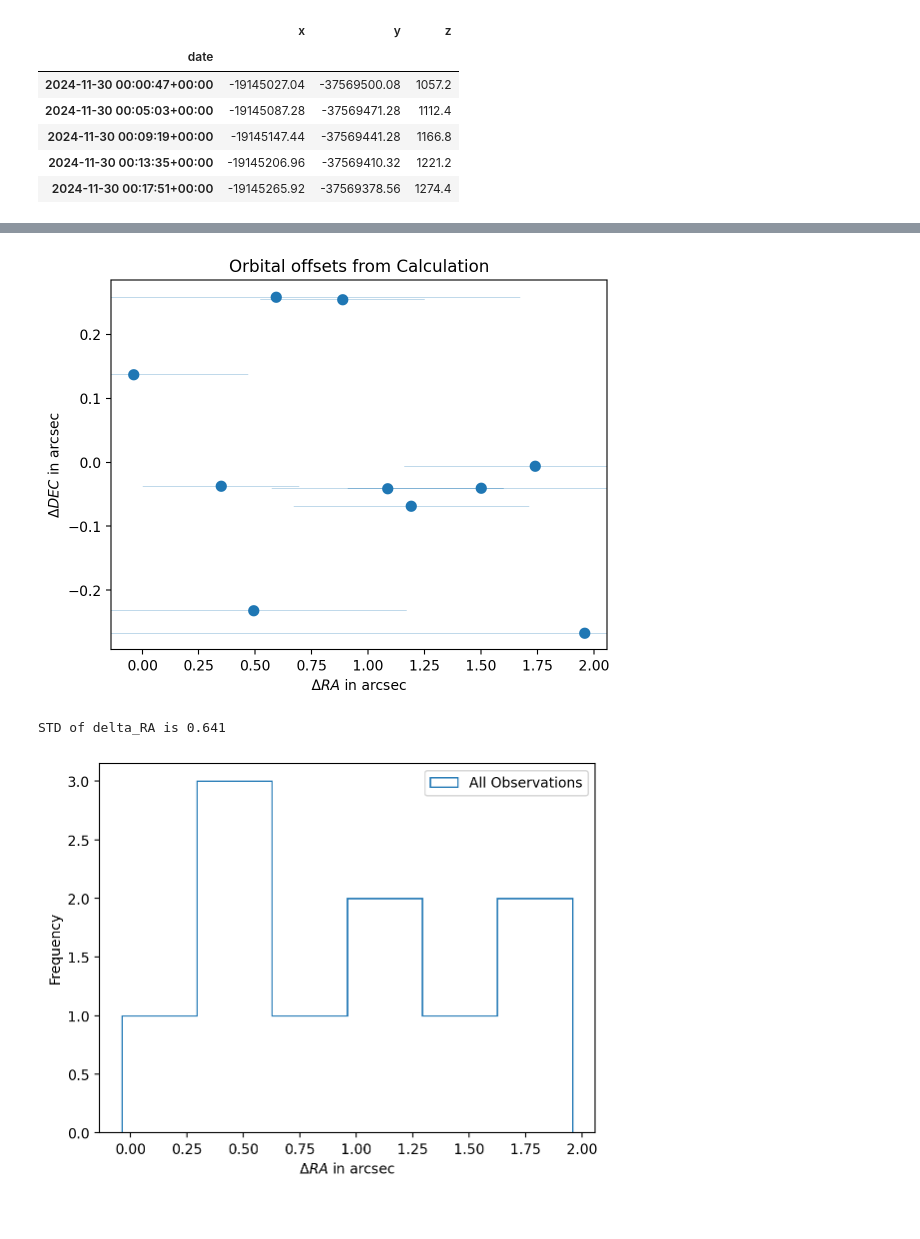
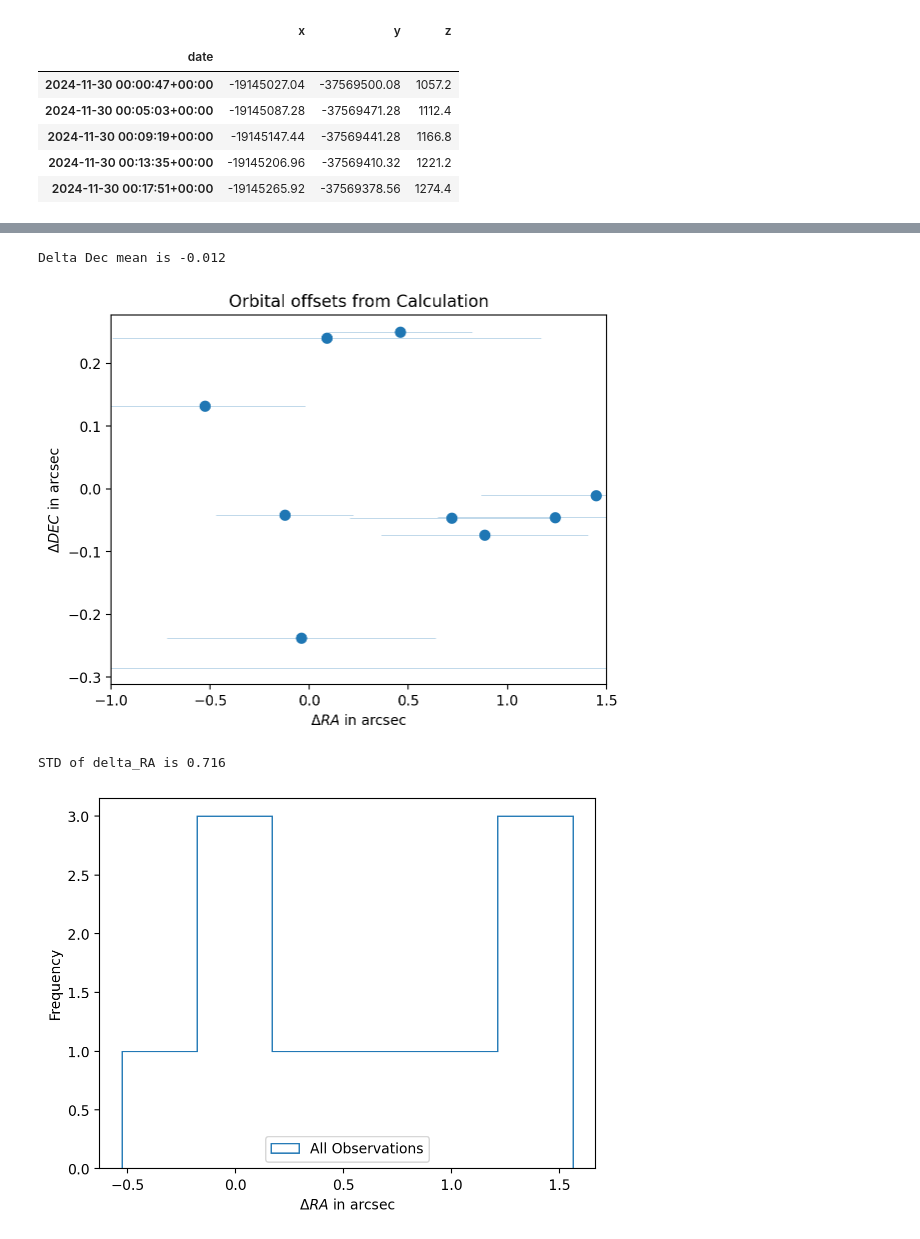
Before and after one commit to cwwalter/geosynchronous-satellites, a Jupyter notebook: ComCam-Timing Fit.ipynb, the cells around one changed output, grey strips where cells are left out. Drawn from its saved outputs; the diff is of its cells as text; code cells hidden in the pictures.

Commit message:
Include shutter offset in time fit.

```diff
--- a/ComCam-Timing Fit.ipynb
+++ b/ComCam-Timing Fit.ipynb
@@ -59,7 +59,7 @@ def get_interpolated_waas(df, tai_time, resample_period='30.0s'):
 
     return df_timewindow, combined
 
-def calculate_waas_position(interpolated, tai_time, time_offset=0):
+def calculate_waas_position(interpolated, tai_time, shutter_offset = 0.0 * u.second, time_offset=0):
 
     # Add a delta time to the header time if necessary.
     tai_time = tai_time + timedelta(seconds=time_offset)
@@ -72,16 +72,24 @@ def calculate_waas_position(interpolated, tai_time, time_offset=0):
     found_y =  interpolated.iloc[found_index].y * u.m
     found_z =  interpolated.iloc[found_index].z * u.m
 
-    calc_time = tai_time.utc   # Note the .utc not really necessary.
-    ground = EarthLocation.of_site('Rubin Observatory')
-    satelite = EarthLocation.from_geocentric(found_x, found_y, found_z)
+    calc_time = tai_time.utc + shutter_offset  # Note the .utc not really necessary.
+    #ground = EarthLocation.of_site('Rubin:Simonyi', refresh_cache=True)
+    ground = EarthLocation.of_site('Rubin Observatory', refresh_cache=True)
+    satellite = EarthLocation.from_geocentric(found_x, found_y, found_z)
 
-    found_altaz = satelite.get_itrs(obstime=calc_time, location=ground).transform_to(AltAz(obstime=calc_time, location=ground))
+    #from skyfield.api import wgs84
+    #Rubin = wgs84.latlon(ground.lat.deg, ground.lon.deg, ground.height.value)
+    #ground = EarthLocation.from_geodetic(lat=Rubin.latitude.degrees, lon=Rubin.longitude.degrees, height=Rubin.elevation.m - 15)
+
+    found_altaz = satellite.get_itrs(obstime=calc_time, location=ground).transform_to(AltAz(obstime=calc_time, location=ground))
+    #found_altaz = satellite.get_itrs(obstime=calc_time).transform_to(AltAz(obstime=calc_time, location=ground))
     altaz_coordinate = SkyCoord(alt = found_altaz.alt, az = found_altaz.az, obstime=calc_time, location=ground, frame='altaz')
 
-    fk5 = altaz_coordinate.transform_to('fk5')
+    #fk5 = altaz_coordinate.transform_to('fk5')
+    icrs = altaz_coordinate.transform_to('icrs')
 
-    return found_time, fk5.ra.deg, fk5.dec.deg
+    #return found_time, fk5.ra.deg, fk5.dec.deg
+    return found_time, icrs.ra.deg, icrs.dec.deg
 
 #tai_time = Time("2024-11-30T05:55:41.111", scale='tai')
 #df_timewindow, interpolated = get_interpolated_waas(waas, tai_time, '5s')
@@ -117,19 +125,24 @@ satellite_df
 
 records_list = []
 
-for entry in sorted(os.scandir('/sdf/home/c/cwalter/processed-fits'), key=lambda x: x.name):
+for entry in sorted(os.scandir('/sdf/home/c/cwalter/test-fits'), key=lambda x: x.name):
     with fits.open(entry.path) as hdu_list:
 
         hdu = hdu_list[0]
         obs_id = hdu.header['OBSID']+'_'+ hdu.header['RAFTBAY'] +'_'+ hdu.header['CCDSLOT']
         tai_obs_date = Time(hdu.header['DATE-BEG'], scale='tai')
 
+        try:
+            shutter_delay = satellite_df.xs(obs_id).Shutter_offset.values[0] / 1000.0 * u.second
+        except KeyError:
+            shutter_delay = 0.0 * u.second
+
         # Get WAAS Info
         df_timewindow, interpolated = get_interpolated_waas(waas, tai_obs_date, '.01s')
-        waas_tuple = calculate_waas_position(interpolated, tai_obs_date)
+        waas_tuple = calculate_waas_position(interpolated, tai_obs_date, shutter_offset = shutter_delay)
         records_list.append([obs_id] + [tai_obs_date] + [*waas_tuple])
 
 df = pd.DataFrame(records_list, columns=['obsid', 'tai_time', 'waas_time', 'waas_RA', 'waas_DEC'])
 df = df.merge(satellite_df, how='inner', on=['obsid'])
 
-#df[['obsid', 'tai_time', 'waas_time', 'waas_RA', 'waas_DEC','RA_Start', 'DEC_Start']]
+df[['obsid', 'tai_time', 'waas_time', 'waas_RA', 'waas_DEC','RA_Start', 'DEC_Start']]
@@ -143,13 +168,16 @@ EUTEL_WAAS = df.assign(delta_ra = lambda x: (x.RA_Start - x.waas_RA)*3600) \
 # %%
 #EUTEL_WAAS.plot.scatter('delta_ra', 'delta_dec', marker='o', s=50)
 plt.errorbar(EUTEL_WAAS.delta_ra, EUTEL_WAAS.delta_dec, fmt='o', ms=7.07, xerr=EUTEL_WAAS.Error_Start, elinewidth=0.2)
 
 plt.title('Orbital offsets from Calculation')
 plt.xlabel('$\Delta RA$ in arcsec')
 plt.ylabel('$\Delta DEC$ in arcsec')
-plt.xlim(-0.13851634332084473, 2.0573575799313915);
+#plt.xlim(-0.13851634332084473, 2.0573575799313915);
+plt.xlim(-1.0, 1.5)
+print(f'Delta Dec mean is {EUTEL_WAAS.delta_dec.mean():4.3f}')
 # %% [output]
+Delta Dec mean is -0.012
-[figure, old version]
+[figure, new version]
 # %%
 # Look at the distribution of delta_ras
 
@@ -160,8 +188,8 @@ plt.legend(fontsize=10);
 
 print(f'STD of delta_RA is {EUTEL_WAAS.delta_ra.std():4.3f}')
 # %% [output]
-STD of delta_RA is 0.641
+STD of delta_RA is 0.716
-[figure, old version]
+[figure, new version]
 # %%
 # Calculate the mean errors and the start error positions I measured
 print(f'EUTEL: \t {EUTEL_WAAS.delta_ra.mean():4.2f} (+-{EUTEL_WAAS.delta_ra.std():4.2f}) +- {EUTEL_WAAS.Error_Start.mean():4.2f}')
```
Also changed, not shown: parts of 16 cells of this notebook.
